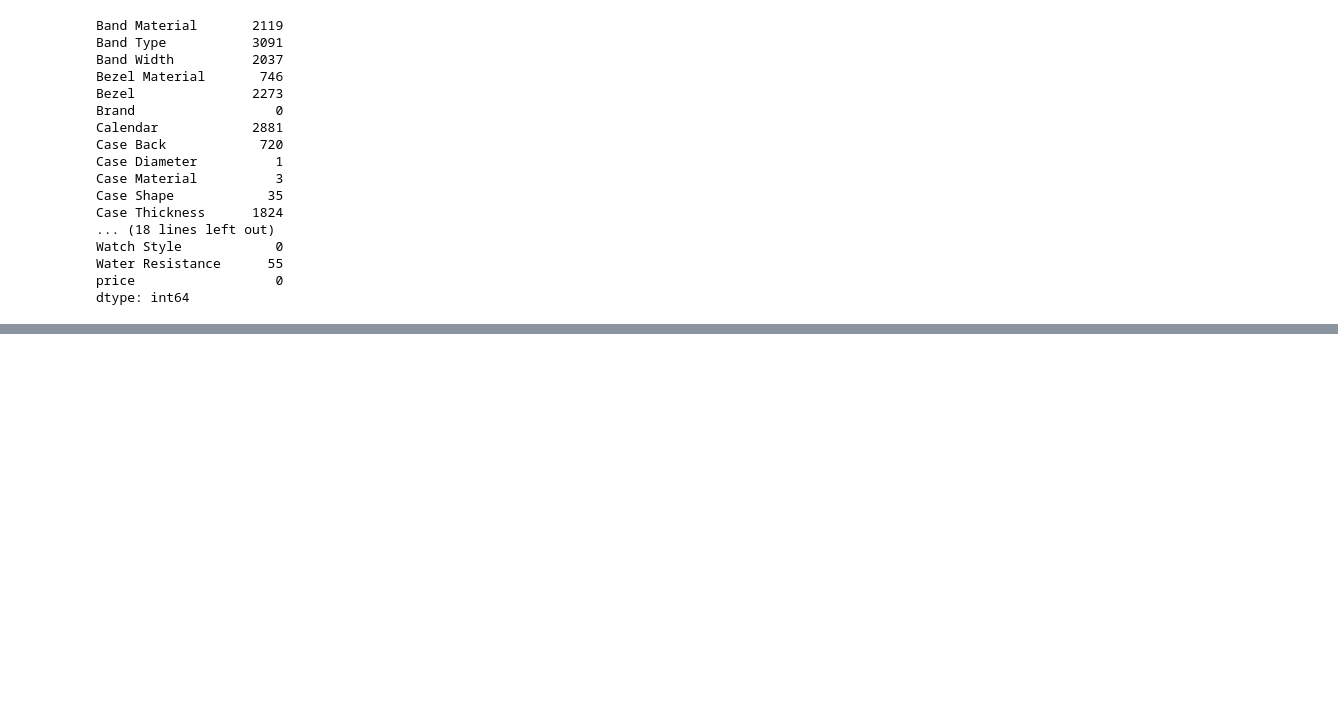
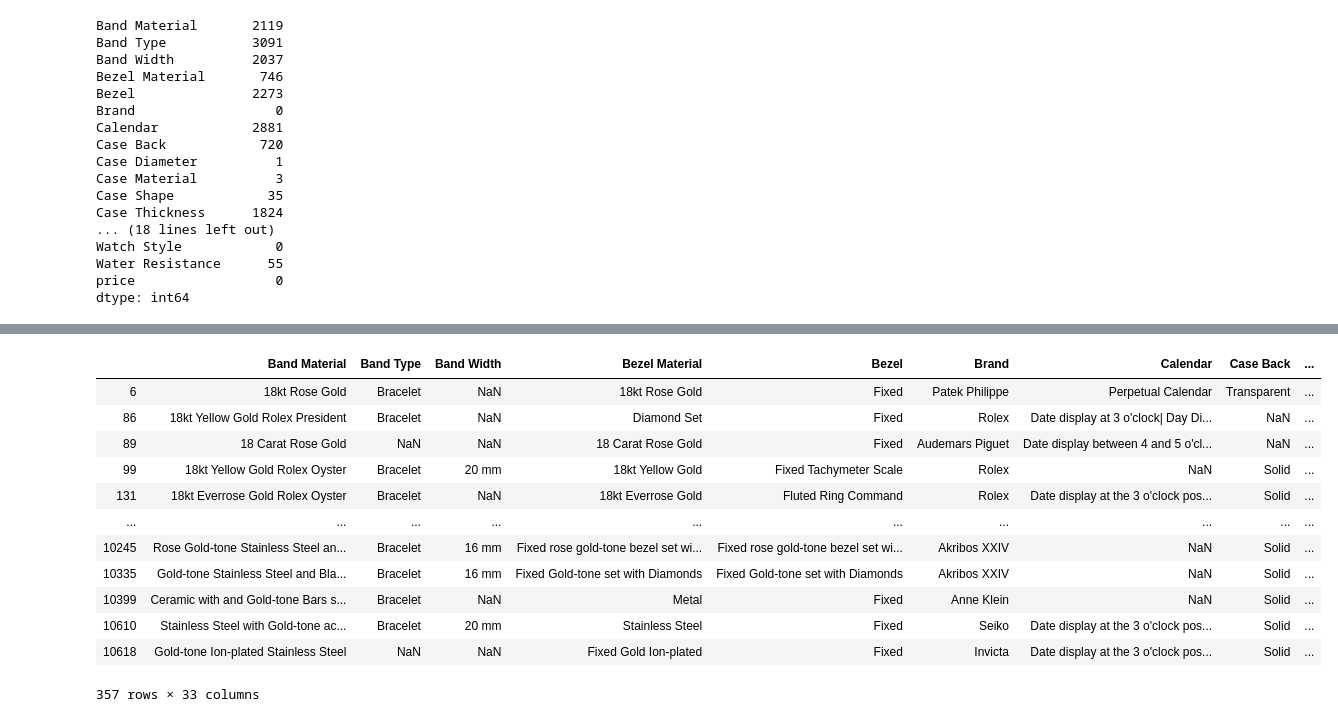
Before and after one commit to jcanque777/watchclassification, a Jupyter notebook: final_watches.ipynb, the cells around one changed output, grey strips where cells are left out. Drawn from its saved outputs; the diff is of its cells as text; code cells hidden in the pictures; blank space fills up the shorter version.

```diff
--- a/final_watches.ipynb
+++ b/final_watches.ipynb
@@ -172,0 +309,16 @@ Name: Band Material, Length: 10652, dtype: object
+# %%
+df[df["Band Material"].str.contains("Gold", na=False)]
+# %% [output]
+|  | Band Material | Band Type | Band Width | Bezel Material | Bezel | Brand | Calendar | Case Back | ... |
+| 6 | 18kt Rose Gold | Bracelet | NaN | 18kt Rose Gold | Fixed | Patek Philippe | Perpetual Calendar | Transparent | ... |
+| 86 | 18kt Yellow Gold Rolex President | Bracelet | NaN | Diamond Set | Fixed | Rolex | Date display at 3 o'clock| Day Di... | NaN | ... |
+| 89 | 18 Carat Rose Gold | NaN | NaN | 18 Carat Rose Gold | Fixed | Audemars Piguet | Date display between 4 and 5 o'cl... | NaN | ... |
+| 99 | 18kt Yellow Gold Rolex Oyster | Bracelet | 20 mm | 18kt Yellow Gold | Fixed Tachymeter Scale | Rolex | NaN | Solid | ... |
+| 131 | 18kt Everrose Gold Rolex Oyster | Bracelet | NaN | 18kt Everrose Gold | Fluted Ring Command | Rolex | Date display at the 3 o'clock pos... | Solid | ... |
+| ... | ... | ... | ... | ... | ... | ... | ... | ... | ... |
+| 10245 | Rose Gold-tone Stainless Steel an... | Bracelet | 16 mm | Fixed rose gold-tone bezel set wi... | Fixed rose gold-tone bezel set wi... | Akribos XXIV | NaN | Solid | ... |
+| 10335 | Gold-tone Stainless Steel and Bla... | Bracelet | 16 mm | Fixed Gold-tone set with Diamonds | Fixed Gold-tone set with Diamonds | Akribos XXIV | NaN | Solid | ... |
+| 10399 | Ceramic with and Gold-tone Bars s... | Bracelet | NaN | Metal | Fixed | Anne Klein | NaN | Solid | ... |
+| 10610 | Stainless Steel with Gold-tone ac... | Bracelet | 20 mm | Stainless Steel | Fixed | Seiko | Date display at the 3 o'clock pos... | Solid | ... |
+| 10618 | Gold-tone Ion-plated Stainless Steel | NaN | NaN | Fixed Gold Ion-plated | Fixed | Invicta | Date display at the 3 o'clock pos... | Solid | ... |
+357 rows × 33 columns
```
Also changed, not shown: parts of 45 cells of this notebook.
